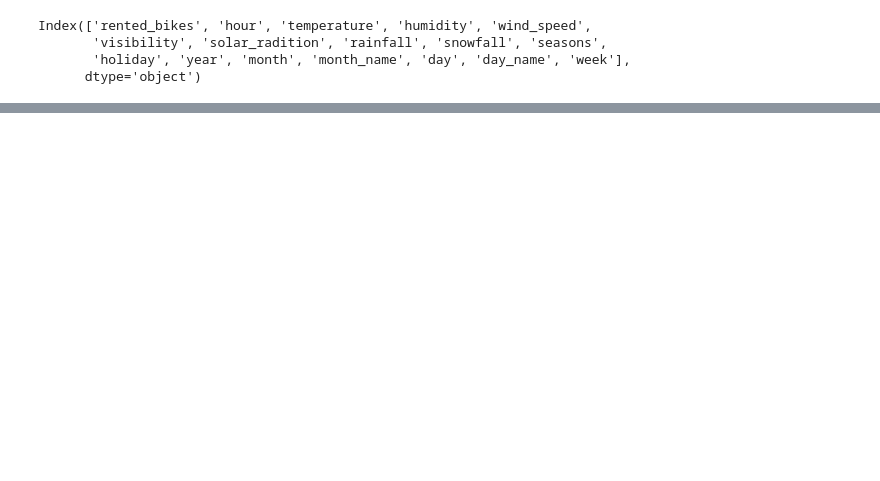
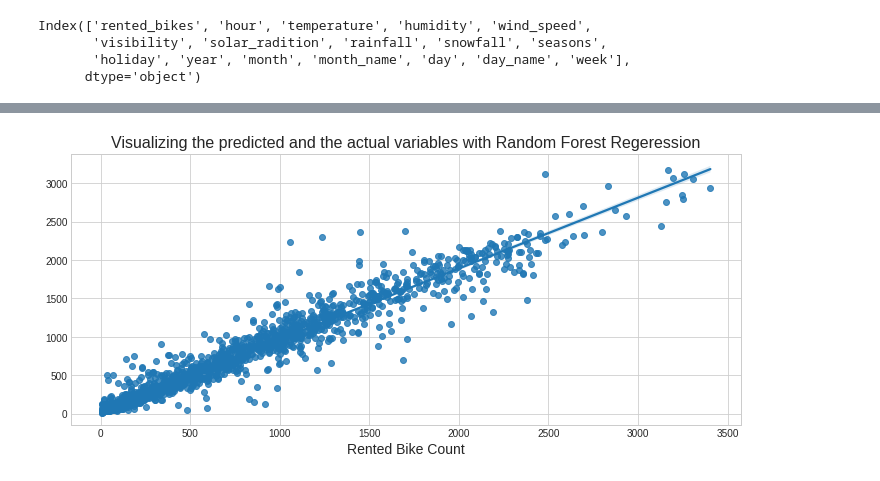
Before and after one commit to vikaschaudhary53/Seoul-Bike-Sharing-Demand-Prediction, a Jupyter notebook: Seoul_Bike_Sharing_Demand_Prediction(ML_Regression_Project).ipynb, the cells around one changed output, grey strips where cells are left out. Saved outputs shown, nothing was run; the diff lists cells and outputs as text; code cells hidden in the pictures; blank space fills up the shorter version.

```diff
--- a/Seoul_Bike_Sharing_Demand_Prediction(ML_Regression_Project).ipynb
+++ b/Seoul_Bike_Sharing_Demand_Prediction(ML_Regression_Project).ipynb
@@ -572,0 +625,9 @@ R2_Score= 0.6458351966268447
+# %%
+#ploting the outputs
+plt.figure(figsize=(12, 5))
+sns.regplot(y_test*y_test, pred_test*pred_test)
+plt.title('Visualizing the predicted and the actual variables with Random Forest Regeression', size=16)
+plt.xlabel('Rented Bike Count', size=14)
+plt.show()
+# %% [output]
+[figure, added]
```
Also changed, not shown: parts of 18 cells of this notebook.
